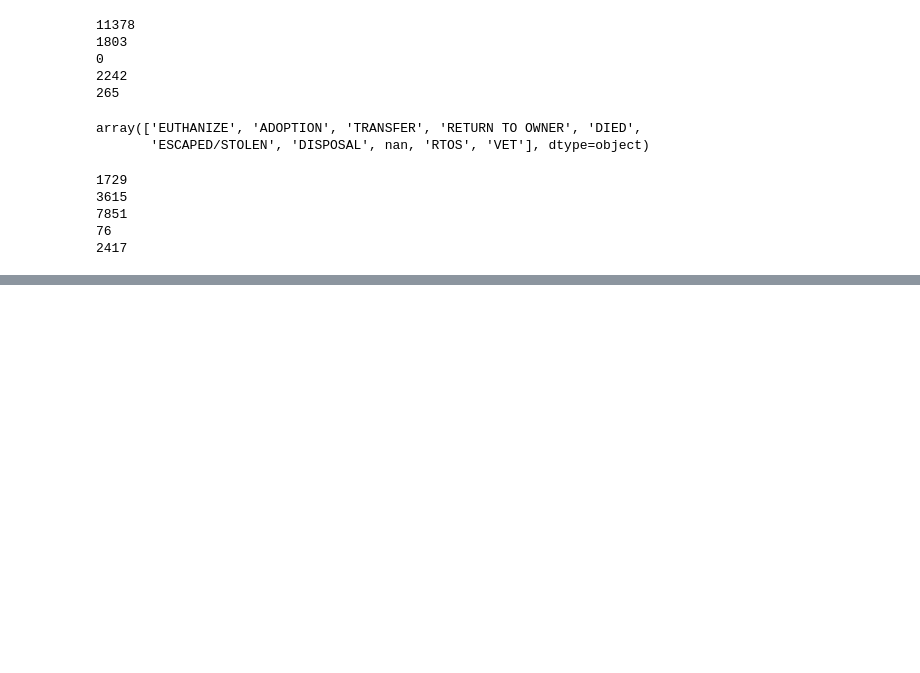
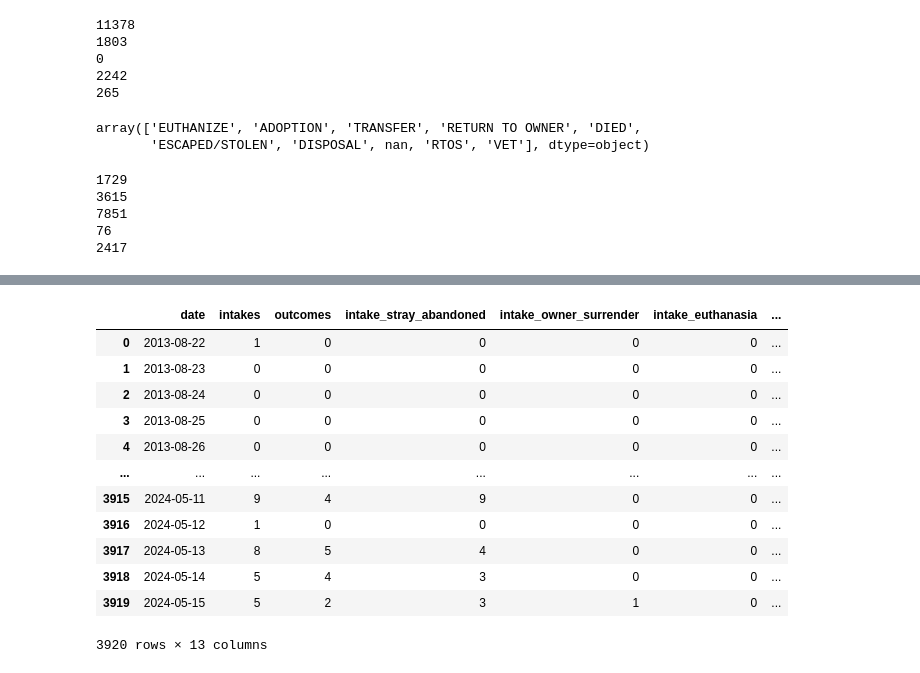
Before and after one commit to rty10/doggy-doggy-what-now, a Jupyter notebook: python_notebooks/sonoma_data_cleaning.ipynb, the cells around one changed output, grey strips where cells are left out. Saved outputs shown, nothing was run; the diff lists cells and outputs as text; code cells hidden in the pictures; blank space fills up the shorter version.

Commit message:
added intake/outcome types to csv

```diff
--- a/python_notebooks/sonoma_data_cleaning.ipynb
+++ b/python_notebooks/sonoma_data_cleaning.ipynb
@@ -93,7 +93,7 @@ for index,row in sonoma.iterrows():
     elif row["intake_type"] == "QUARANTINE" or row["intake_type"] == "CONFISCATE":
         sonoma.at[index,"public_assist"] = 1
     else:
-        sonoma.at[index,"other"] = 1
+        sonoma.at[index,"other_i"] = 1
 # %%
 print(sum(sonoma["stray_abandoned"]))
 print(sum(sonoma["owner_surrender"]))
@@ -133,7 +133,7 @@ sonoma["euthanised"] = 0
 sonoma["adoption"] = 0
 sonoma["return_to_owner"] = 0
 sonoma["unintended"] = 0
-sonoma["other"] = 0
+sonoma["other_o"] = 0
 # %%
 sonoma = sonoma.reset_index()
 
@@ -147,7 +147,7 @@ for index,row in sonoma.iterrows():
     elif row["outcome_type"] == "DIED" or row["outcome_type"] == "ESCAPED/STOLEN" or row["outcome_type"] == "DISPOSAL":
         sonoma.at[index,"unintended"] = 1
     else:
-        sonoma.at[index,"other"] = 1
+        sonoma.at[index,"other_o"] = 1
 # %%
 print(sum(sonoma["euthanised"]))
 print(sum(sonoma["adoption"]))
@@ -181,8 +186,33 @@ intake_series = intake_series.reindex(idx,fill_value=0)
 outcome_series.index = pd.DatetimeIndex(outcome_series.index)
 outcome_series = outcome_series.reindex(idx,fill_value=0)
 
-# create a new dataframe consisting of "date", "# of intakes", "# of outcomes"
+# initialise DF
 sonoma_count = pd.DataFrame({'date':idx,'intakes': intake_series.values, 'outcomes':outcome_series.values})
+
+# create intake series that fill missing date rows with 0
+def create_series(col):
+    tmp_df = pd.DataFrame(sonoma.groupby(['intake_date',col])[col].value_counts().reset_index()).sort_values(by='intake_date')
+    tmp_df = tmp_df[tmp_df[col] != 0]
+    tmp_df = tmp_df.drop(columns=col)
+
+    tmp_series = pd.Series(dict(zip(tmp_df['intake_date'], tmp_df['count'])))
+    tmp_series.index = pd.DatetimeIndex(tmp_series.index)
+    tmp_series = tmp_series.reindex(idx,fill_value=0)
+
+    return tmp_series
+
+# create a new dataframe consisting of "date", "# of intakes", "# of outcomes", "intake_type", "outcome_type"
+intake_list = ["stray_abandoned","owner_surrender","euthanasia","public_assist","other_i"]
+outcome_list = ["euthanised","adoption","return_to_owner","unintended","other_o"]
+
+# insert new columns in sonoma_count
+for intake in intake_list:
+    intake_series = create_series(intake)
+    sonoma_count.insert(len(sonoma_count.columns),"intake_" + intake,list(intake_series),True)
+
+for outcome in outcome_list:
+    outcome_series = create_series(outcome)
+    sonoma_count.insert(len(sonoma_count.columns),"outcome_" + outcome,list(outcome_series),True)
 # %%
 plt.figure(figsize = (16,8), dpi = 600)
 
@@ -222,5 +252,21 @@ plt.ylabel("frequency")
 plt.show()
 # %% [output]
 [figure]
+# %%
+sonoma_count
+# %% [output]
+|  | date | intakes | outcomes | intake_stray_abandoned | intake_owner_surrender | intake_euthanasia | ... |
+| 0 | 2013-08-22 | 1 | 0 | 0 | 0 | 0 | ... |
+| 1 | 2013-08-23 | 0 | 0 | 0 | 0 | 0 | ... |
+| 2 | 2013-08-24 | 0 | 0 | 0 | 0 | 0 | ... |
+| 3 | 2013-08-25 | 0 | 0 | 0 | 0 | 0 | ... |
+| 4 | 2013-08-26 | 0 | 0 | 0 | 0 | 0 | ... |
+| ... | ... | ... | ... | ... | ... | ... | ... |
+| 3915 | 2024-05-11 | 9 | 4 | 9 | 0 | 0 | ... |
+| 3916 | 2024-05-12 | 1 | 0 | 0 | 0 | 0 | ... |
+| 3917 | 2024-05-13 | 8 | 5 | 4 | 0 | 0 | ... |
+| 3918 | 2024-05-14 | 5 | 4 | 3 | 0 | 0 | ... |
+| 3919 | 2024-05-15 | 5 | 2 | 3 | 1 | 0 | ... |
+3920 rows × 13 columns
 # %%
 sonoma_count.to_csv("../main_data/locale_specific_data/sonoma_clean_data.csv")
```
Also changed, not shown: parts of 4 cells of this notebook, 1 other file.
